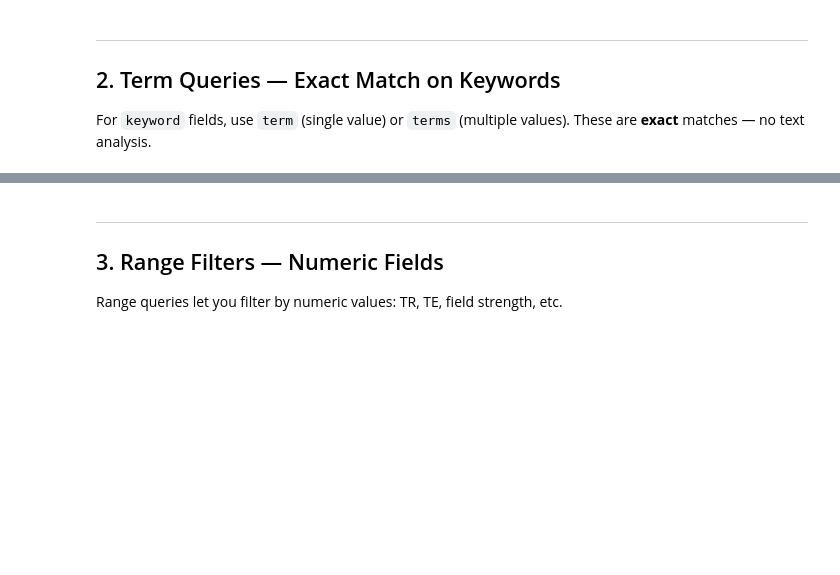
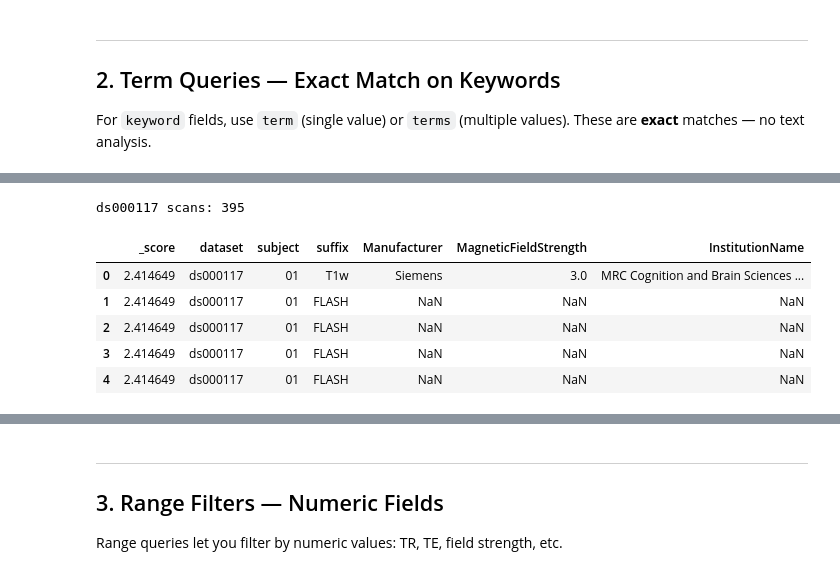
Before and after one commit to neuropoly/neuropoly-db, a Jupyter notebook: notebooks/02-keyword-and-filtered-search.ipynb, the cells around one changed output, grey strips where cells are left out. Drawn from its saved outputs; the diff is of its cells as text; code cells hidden in the pictures; blank space fills up the shorter version.

```diff
--- a/notebooks/02-keyword-and-filtered-search.ipynb
+++ b/notebooks/02-keyword-and-filtered-search.ipynb
@@ -99,15 +143,21 @@ show_hits(response, ["subject", "task", "run", "RepetitionTime", "bids_path"])
 # %%
-# Find scans from a specific subject
+# Filter by dataset — only scans from ds000117 (richest metadata)
 response = client.search(
     index=INDEX_NAME,
-    body={
-        "query": {
-            "term": {"subject": "01"}
-        },
-        "size": 20
-    }
+    query={
+        "term": {"dataset": "ds000117"}
+    },
+    size=5
 )
 
-print(f"Subject 01 scans: {response['hits']['total']['value']}")
-show_hits(response, ["subject", "suffix", "task", "run", "bids_path"])
+print(f"ds000117 scans: {response['hits']['total']['value']}")
+show_hits(response, ["dataset", "subject", "suffix", "Manufacturer", "MagneticFieldStrength", "InstitutionName"])
+# %% [output]
+ds000117 scans: 395
+|  | _score | dataset | subject | suffix | Manufacturer | MagneticFieldStrength | InstitutionName |
+| 0 | 2.414649 | ds000117 | 01 | T1w | Siemens | 3.0 | MRC Cognition and Brain Sciences ... |
+| 1 | 2.414649 | ds000117 | 01 | FLASH | NaN | NaN | NaN |
+| 2 | 2.414649 | ds000117 | 01 | FLASH | NaN | NaN | NaN |
+| 3 | 2.414649 | ds000117 | 01 | FLASH | NaN | NaN | NaN |
+| 4 | 2.414649 | ds000117 | 01 | FLASH | NaN | NaN | NaN |
 # %%
```
Also changed, not shown: parts of 16 cells of this notebook, 10 other files.
